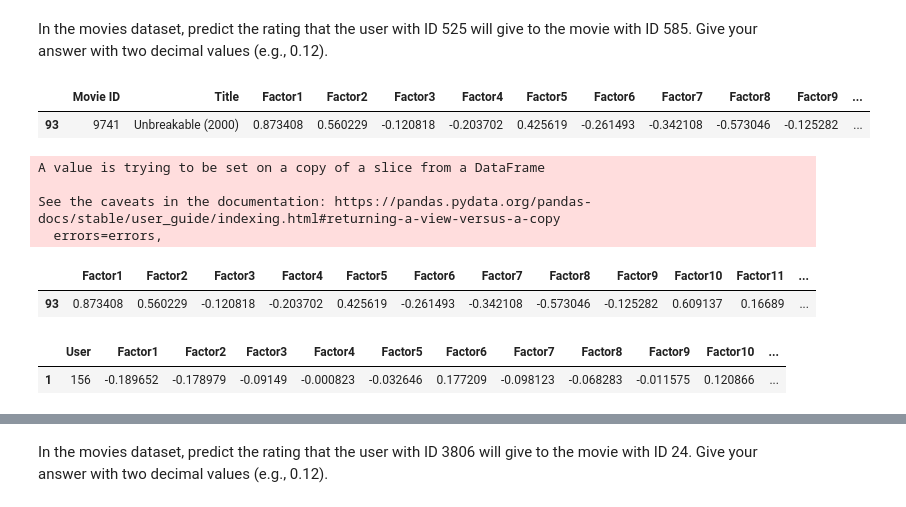
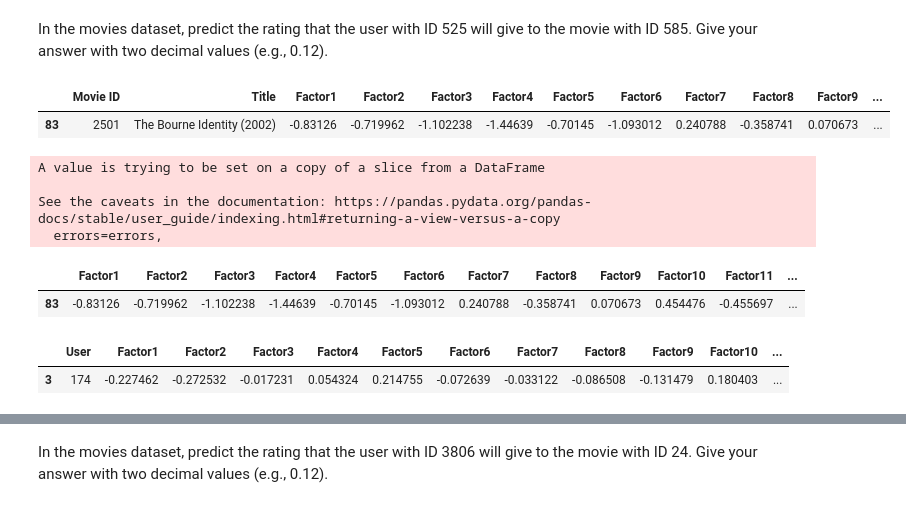
Before and after one commit to Tamanna1991/neural-networks, a Jupyter notebook: lab4/my_recommender.ipynb, the cells around one changed output, grey strips where cells are left out. Drawn from its saved outputs; the diff is of its cells as text; code cells hidden in the pictures.

```diff
--- a/lab4/my_recommender.ipynb
+++ b/lab4/my_recommender.ipynb
@@ -376,11 +302,11 @@ Name: Movie ID, dtype: int64
 # %% [markdown]
 In the movies dataset, predict the rating that the user with ID 525 will give to the movie with ID 585. Give your answer with two decimal values (e.g., 0.12).
 # %%
-mov_factor_vals = mov_items.loc[mov_items['Movie ID'] == 9741]
+mov_factor_vals = mov_items.loc[mov_items['Movie ID'] == 2501]
 mov_factor_vals
 # %% [output]
 |  | Movie ID | Title | Factor1 | Factor2 | Factor3 | Factor4 | Factor5 | Factor6 | Factor7 | Factor8 | Factor9 | ... |
-| 93 | 9741 | Unbreakable (2000) | 0.873408 | 0.560229 | -0.120818 | -0.203702 | 0.425619 | -0.261493 | -0.342108 | -0.573046 | -0.125282 | ... |
+| 83 | 2501 | The Bourne Identity (2002) | -0.83126 | -0.719962 | -1.102238 | -1.44639 | -0.70145 | -1.093012 | 0.240788 | -0.358741 | 0.070673 | ... |
 # %%
 mov_factor_vals.drop('Title', inplace=True, axis=1)
 mov_factor_vals.drop('Movie ID', inplace=True, axis=1)
@@ -391,13 +317,13 @@ A value is trying to be set on a copy of a slice from a DataFrame
 See the caveats in the documentation: https://pandas.pydata.org/pandas-docs/stable/user_guide/indexing.html#returning-a-view-versus-a-copy
   errors=errors,
 |  | Factor1 | Factor2 | Factor3 | Factor4 | Factor5 | Factor6 | Factor7 | Factor8 | Factor9 | Factor10 | Factor11 | ... |
-| 93 | 0.873408 | 0.560229 | -0.120818 | -0.203702 | 0.425619 | -0.261493 | -0.342108 | -0.573046 | -0.125282 | 0.609137 | 0.16689 | ... |
+| 83 | -0.83126 | -0.719962 | -1.102238 | -1.44639 | -0.70145 | -1.093012 | 0.240788 | -0.358741 | 0.070673 | 0.454476 | -0.455697 | ... |
 # %%
-user_factor_vals = mov_users.loc[mov_users['User'] == 156]
+user_factor_vals = mov_users.loc[mov_users['User'] == 174]
 user_factor_vals
 # %% [output]
 |  | User | Factor1 | Factor2 | Factor3 | Factor4 | Factor5 | Factor6 | Factor7 | Factor8 | Factor9 | Factor10 | ... |
-| 1 | 156 | -0.189652 | -0.178979 | -0.09149 | -0.000823 | -0.032646 | 0.177209 | -0.098123 | -0.068283 | -0.011575 | 0.120866 | ... |
+| 3 | 174 | -0.227462 | -0.272532 | -0.017231 | 0.054324 | 0.214755 | -0.072639 | -0.033122 | -0.086508 | -0.131479 | 0.180403 | ... |
 # %%
 user_factor_vals.drop('User', inplace=True, axis=1)
 user_factor_vals
```
Also changed, not shown: parts of 28 cells of this notebook.
